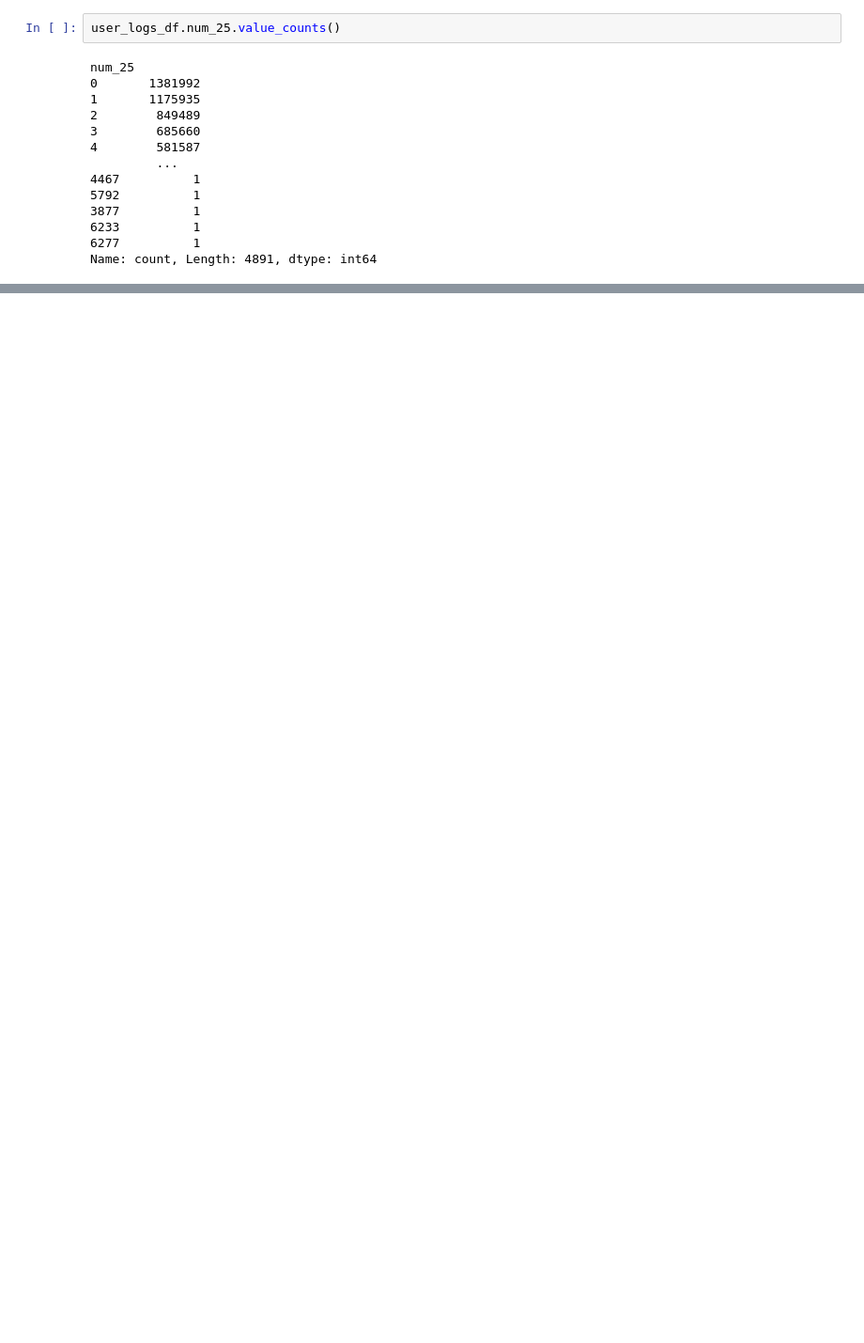
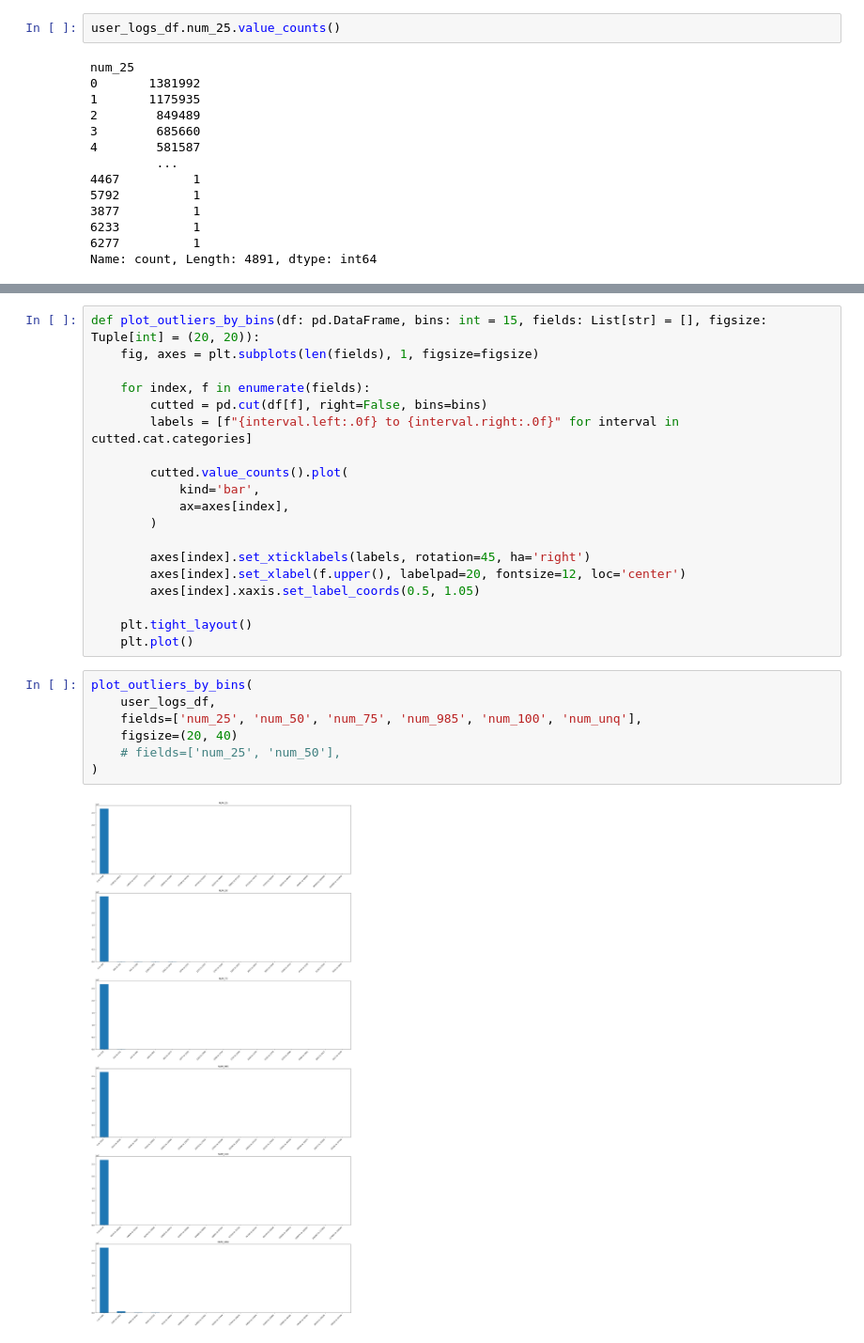
Before and after one commit to CaioAFA/2025-case-data-master-caio-arrabal, a Jupyter notebook: notebooks/01-Data-Exploring.ipynb, the cells around one changed output, grey strips where cells are left out. Shown at 94% size. Saved outputs shown, nothing was run; the diff lists cells and outputs as text; blank space fills up the shorter version.

```diff
--- a/notebooks/01-Data-Exploring.ipynb
+++ b/notebooks/01-Data-Exploring.ipynb
@@ -510,0 +511,28 @@ user_logs_df['num_25'].hist(
+# %%
+def plot_outliers_by_bins(df: pd.DataFrame, bins: int = 15, fields: List[str] = [], figsize: Tuple[int] = (20, 20)):
+    fig, axes = plt.subplots(len(fields), 1, figsize=figsize)
+
+    for index, f in enumerate(fields):
+        cutted = pd.cut(df[f], right=False, bins=bins)
+        labels = [f"{interval.left:.0f} to {interval.right:.0f}" for interval in cutted.cat.categories]
+
+        cutted.value_counts().plot(
+            kind='bar',
+            ax=axes[index],
+        )
+
+        axes[index].set_xticklabels(labels, rotation=45, ha='right')
+        axes[index].set_xlabel(f.upper(), labelpad=20, fontsize=12, loc='center')
+        axes[index].xaxis.set_label_coords(0.5, 1.05)
+
+    plt.tight_layout()
+    plt.plot()
+# %%
+plot_outliers_by_bins(
+    user_logs_df,
+    fields=['num_25', 'num_50', 'num_75', 'num_985', 'num_100', 'num_unq'],
+    figsize=(20, 40)
+    # fields=['num_25', 'num_50'],
+)
+# %% [output]
+[figure, added]
```
Also changed, not shown: parts of 19 cells of this notebook, 1 other file.
